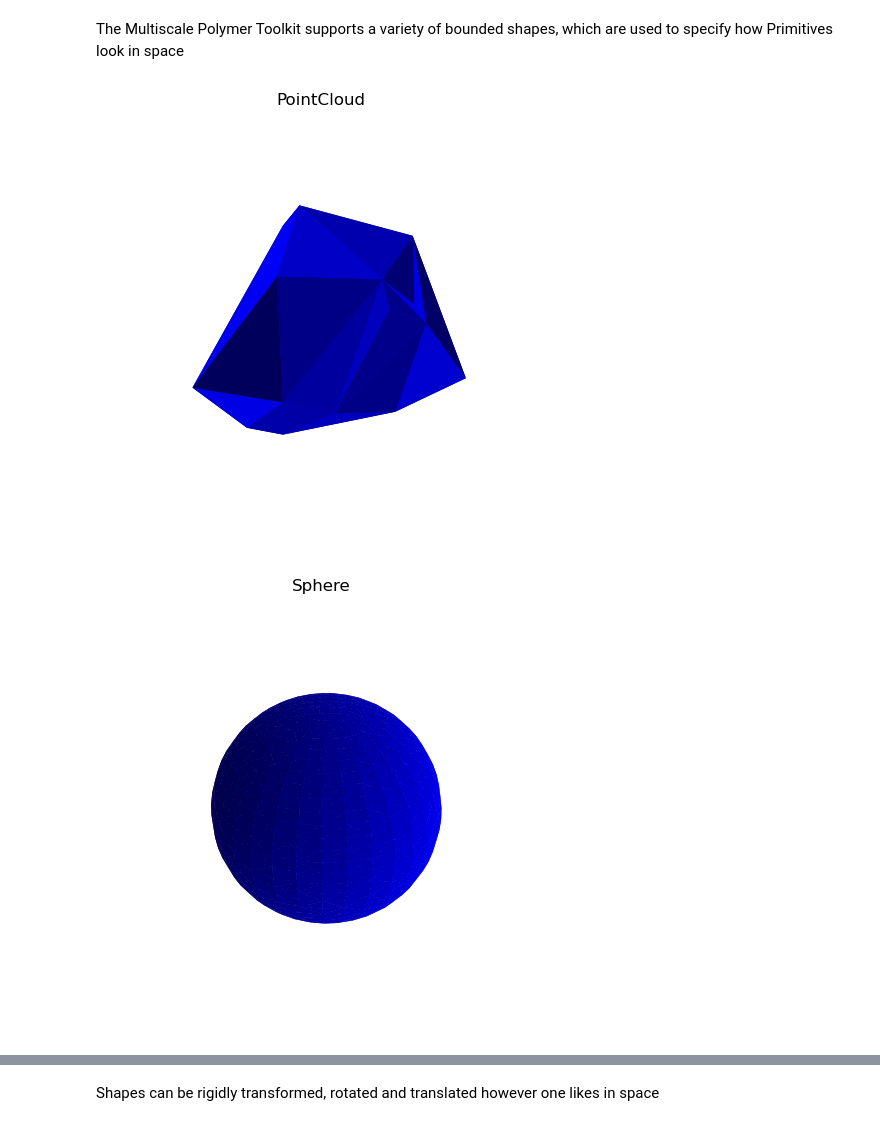
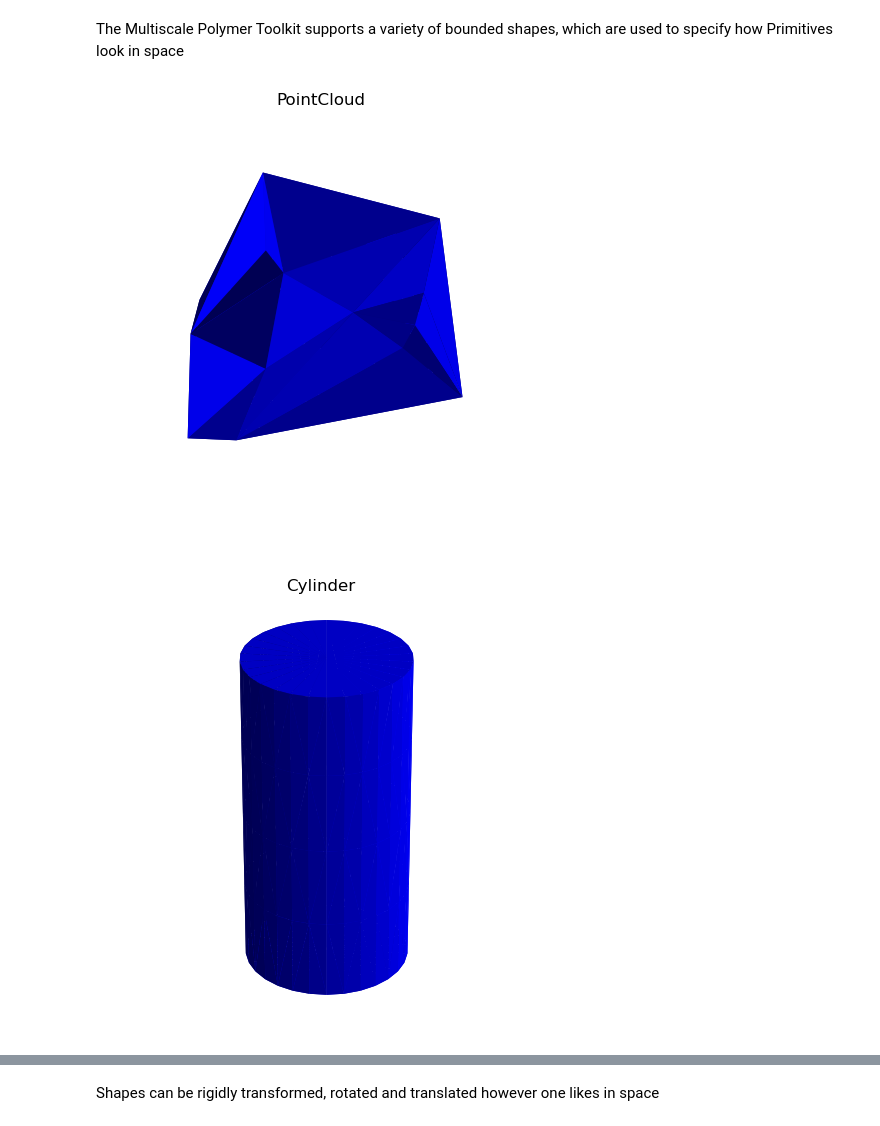
Before and after one commit to MuPT-hub/mupt-examples, a Jupyter notebook: examples_repr/mupt_shapes.ipynb, the cells around one changed output, grey strips where cells are left out. Drawn from its saved outputs; the diff is of its cells as text; code cells hidden in the pictures.

Commit message:
Added new Cylinder BoundedShape to mupt_shapes example

```diff
--- a/examples_repr/mupt_shapes.ipynb
+++ b/examples_repr/mupt_shapes.ipynb
@@ -4,19 +4,24 @@
 The Multiscale Polymer Toolkit supports a variety of bounded shapes, which are used to specify how Primitives look in space
 # %%
 import numpy as np
-from mupt.geometry.shapes import BoundedShape, Sphere, Ellipsoid, PointCloud, visualize_shape
+from mupt.geometry.shapes import (
+    BoundedShape,
+    Sphere, Ellipsoid, PointCloud, Cylinder,
+    visualize_shape,
+)
 # %matplotlib ipympl
 
 
 # these are all the supported types of BoundedShape currently in MuPT
 shapes : list[BoundedShape] = [
     PointCloud(np.random.rand(40,3)),
+    Cylinder(1, 4),
     Sphere(1),
     Ellipsoid.from_components(1, 1, 2),
 ]
 
 for shape in shapes:
     ax = visualize_shape(shape, grid=False, color='b')
 # %% [output]
-[figure, old version]
+[figure, new version]
-[figure, old version]
+[figure, new version]
```
Also changed, not shown: parts of 5 cells of this notebook, 4 other files.
